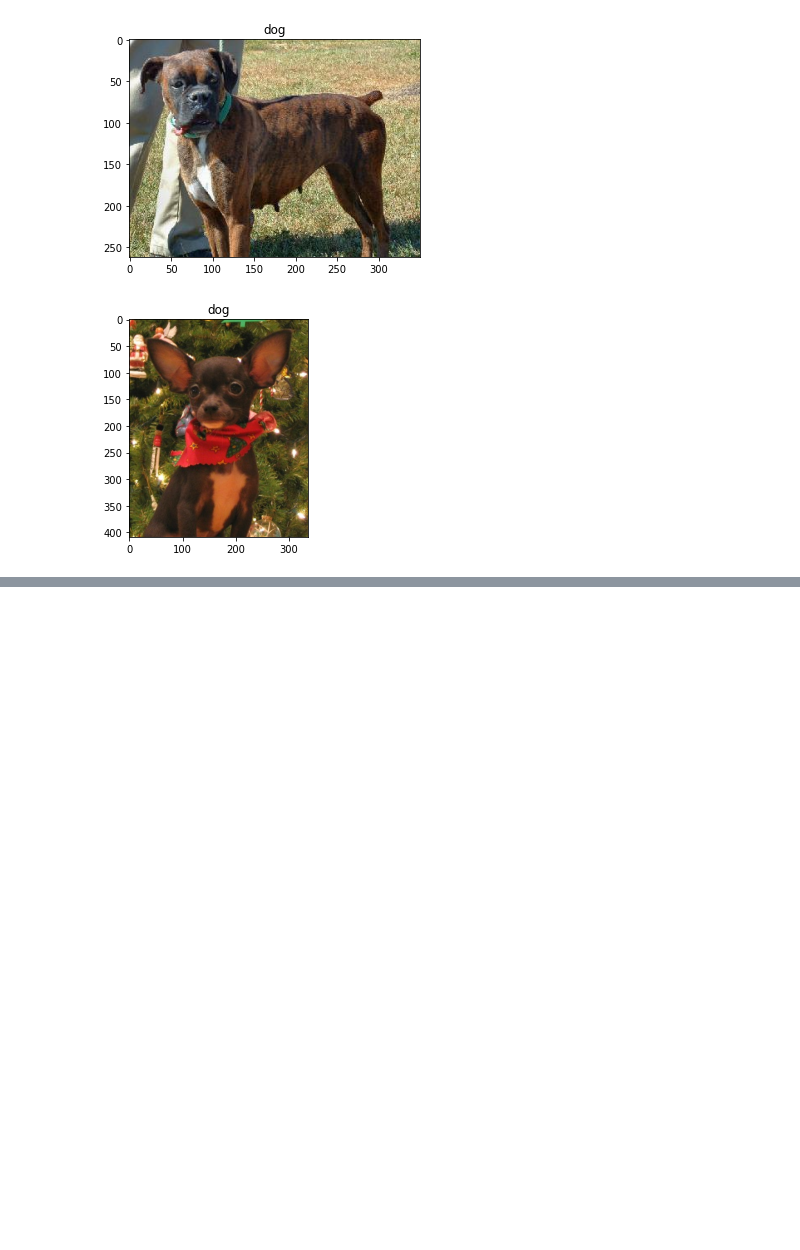
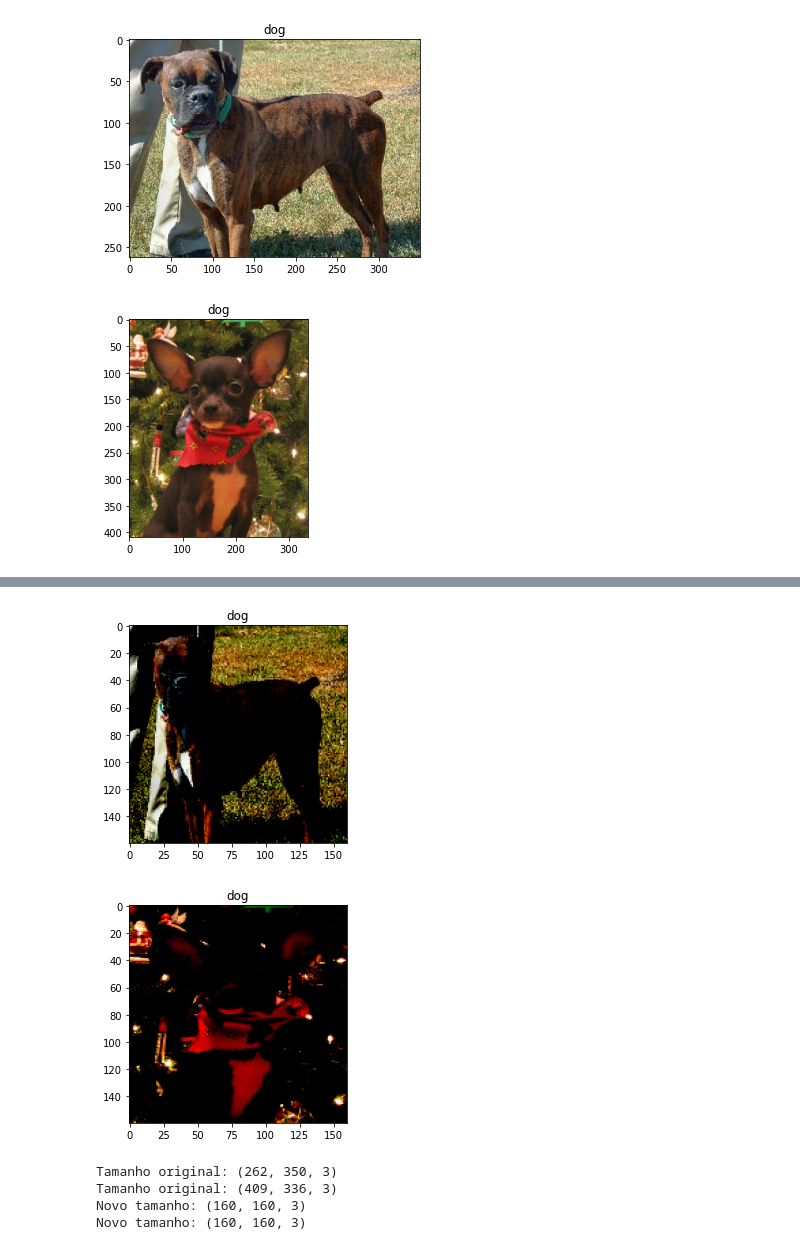
Before and after one commit to EmidioLP/Freecodecamp, a Jupyter notebook: Notebooks/Machine Learning with Python/Visao_Computacional.ipynb, the cells around one changed output, grey strips where cells are left out. Drawn from its saved outputs; the diff is of its cells as text; code cells hidden in the pictures; blank space fills up the shorter version.

```diff
--- a/Notebooks/Machine Learning with Python/Visao_Computacional.ipynb
+++ b/Notebooks/Machine Learning with Python/Visao_Computacional.ipynb
@@ -259,0 +264,19 @@ for image, label in raw_train.take(2):
+# %%
+#É sempre melhor DIMINUIR o tamanho da imagem do que AUMENTAR, pois perdemos menos detalhes dessa forma
+IMG_SIZE = 160 #Todas as imagens serão convertidas para 160x160
+
+def format_example(image, label):
+  image = tf.cast(image, tf.float32)
+  image = (image/127.5) - 1
+  image = tf.image.resize(image, (IMG_SIZE, IMG_SIZE))
+  return image, label
+# %%
+train = raw_train.map(format_example)
+validation = raw_validation.map(format_example)
+test = raw_test.map(format_example)
+# %%
+for image, label in train.take(2):
+  plt.figure()
+  plt.imshow(image)
+  plt.title(get_label_name(label))
+# %% [output]
@@ -259,0 +285,2 @@ for image, label in raw_train.take(2):
+[figure, added]
+[figure, added]
@@ -259,0 +294,11 @@ for image, label in raw_train.take(2):
+# %%
+for img, label in raw_train.take(2):
+  print("Tamanho original:", img.shape)
+
+for img, label in train.take(2):
+  print("Novo tamanho:", img.shape)
+# %% [output]
+Tamanho original: (262, 350, 3)
+Tamanho original: (409, 336, 3)
+Novo tamanho: (160, 160, 3)
+Novo tamanho: (160, 160, 3)
```
Also changed, not shown: parts of 6 cells of this notebook.
